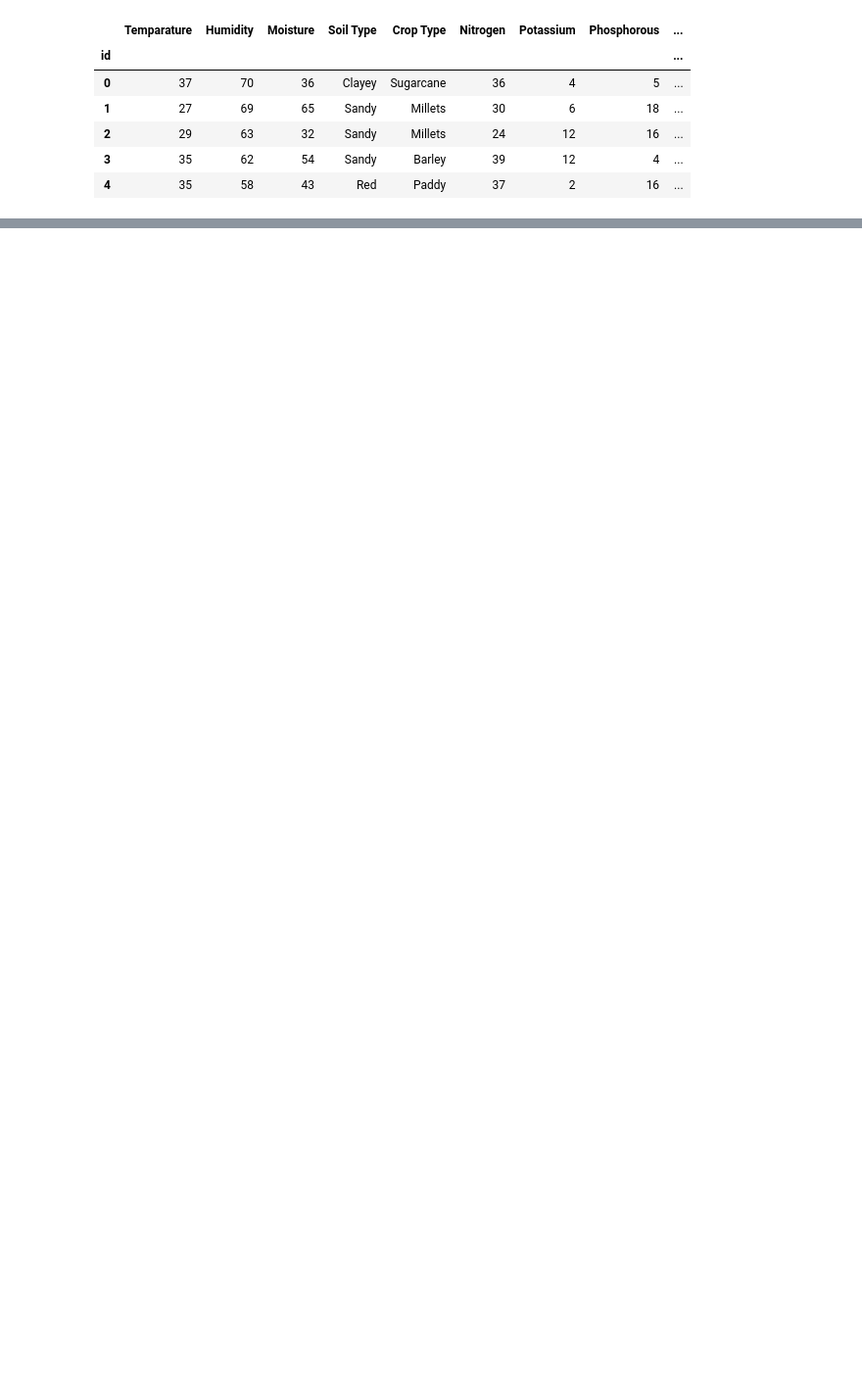
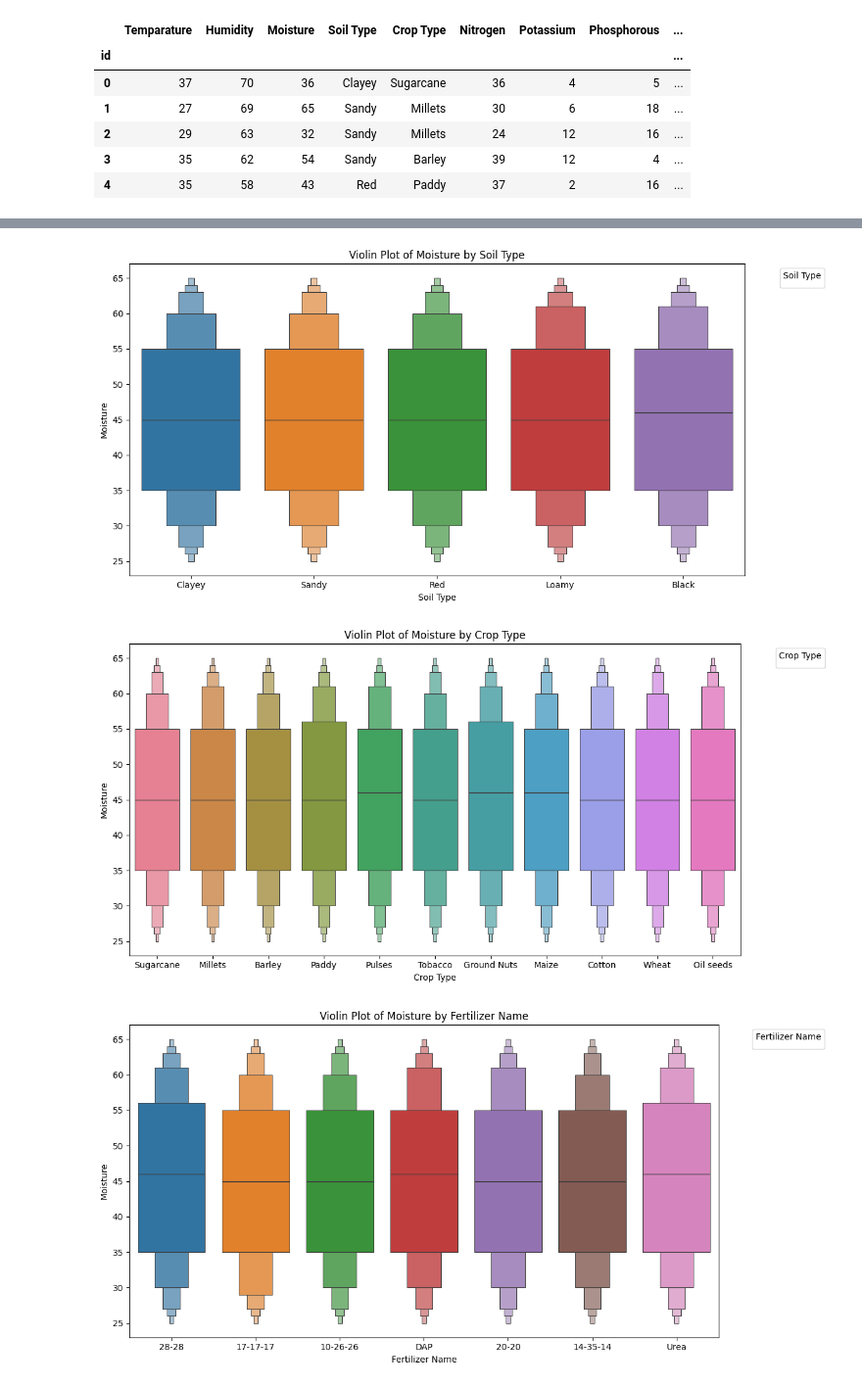
Before and after one commit to Khangtran94/KAGGLE_2025_June, a Jupyter notebook: EDA_Fertilizer.ipynb, the cells around one changed output, grey strips where cells are left out. Shown at 98% size. Drawn from its saved outputs; the diff is of its cells as text; code cells hidden in the pictures; blank space fills up the shorter version.

```diff
--- a/EDA_Fertilizer.ipynb
+++ b/EDA_Fertilizer.ipynb
@@ -152,0 +173,14 @@ array(['28-28', '17-17-17', '10-26-26', 'DAP', '20-20', '14-35-14',
+# %%
+for cat_col in cat_features + [target]:
+    plt.figure(figsize=(12, 6))
+    sns.boxenplot(x=cat_col, y='Moisture', hue=cat_col, data=train)
+    plt.title(f"Violin Plot of Moisture by {cat_col}")
+    plt.xlabel(cat_col)
+    plt.ylabel("Moisture")
+    plt.legend(title=cat_col, bbox_to_anchor=(1.05, 1), loc='upper left')
+    plt.tight_layout()
+    plt.show()
+# %% [output]
+[figure, added]
+[figure, added]
+[figure, added]
```
Also changed, not shown: parts of 9 cells of this notebook.
